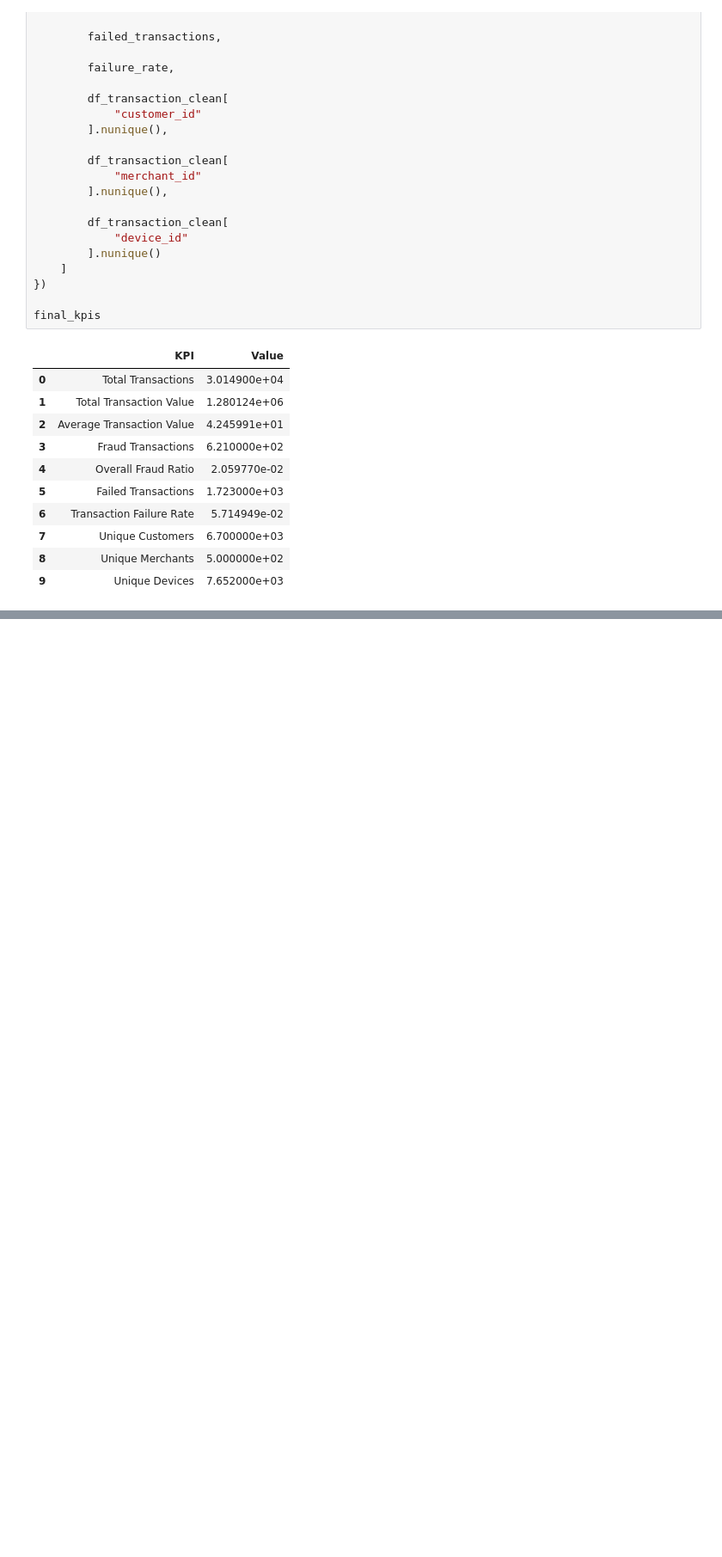
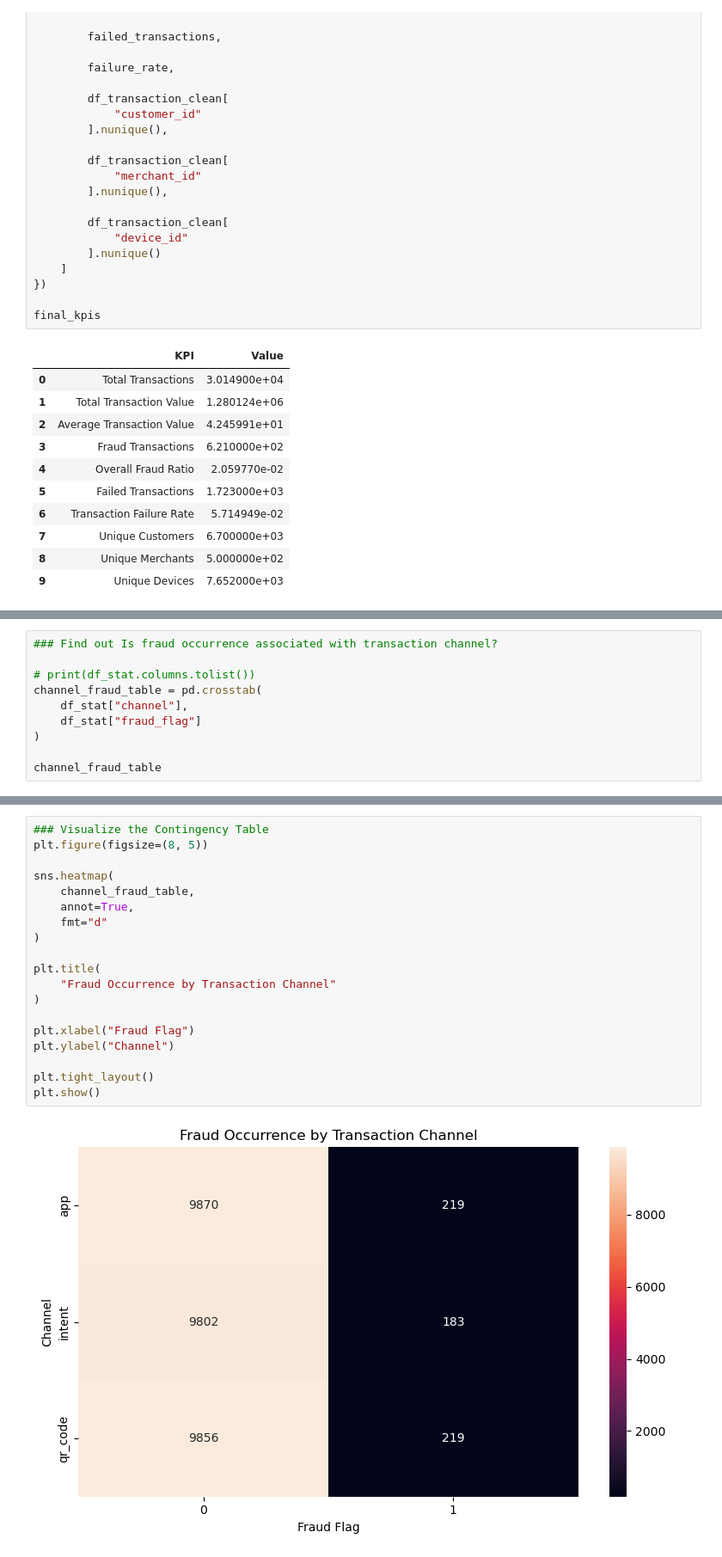
Before and after one commit to arinmac26-sys/UPI_Transaction_Analysis, a Jupyter notebook: Python/UPI_Transaction_Capstone_Project.ipynb, the cells around one changed output, grey strips where cells are left out. Shown at 86% size. Saved outputs shown, nothing was run; the diff lists cells and outputs as text; blank space fills up the shorter version.

```diff
--- a/Python/UPI_Transaction_Capstone_Project.ipynb
+++ b/Python/UPI_Transaction_Capstone_Project.ipynb
@@ -2012,0 +2348,10 @@ final_kpis
+# %%
+### Find out Is fraud occurrence associated with transaction channel?
+
+# print(df_stat.columns.tolist())
+channel_fraud_table = pd.crosstab(
+    df_stat["channel"],
+    df_stat["fraud_flag"]
+)
+
+channel_fraud_table
@@ -2012,0 +2364,21 @@ final_kpis
+# %%
+### Visualize the Contingency Table
+plt.figure(figsize=(8, 5))
+
+sns.heatmap(
+    channel_fraud_table,
+    annot=True,
+    fmt="d"
+)
+
+plt.title(
+    "Fraud Occurrence by Transaction Channel"
+)
+
+plt.xlabel("Fraud Flag")
+plt.ylabel("Channel")
+
+plt.tight_layout()
+plt.show()
+# %% [output]
+[figure, added]
```
Also changed, not shown: parts of 36 cells of this notebook.
